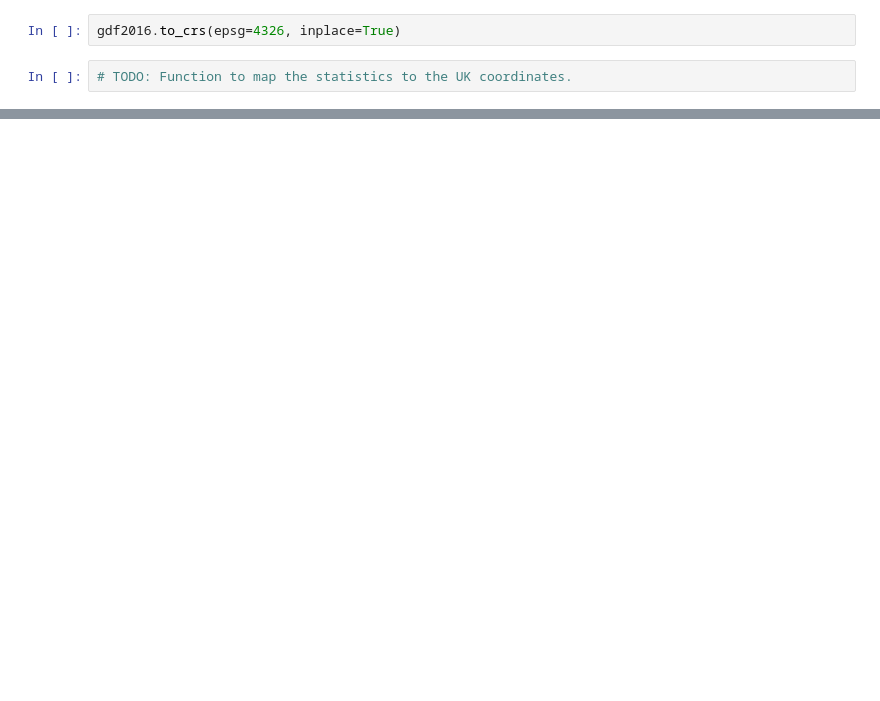
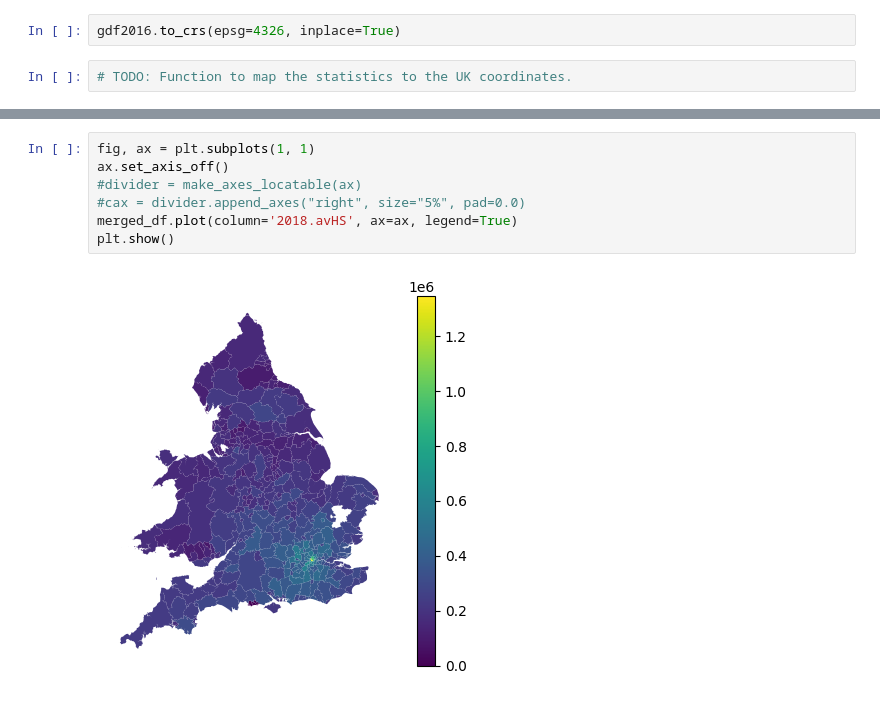
Before and after one commit to DolanDack/datasets, a Jupyter notebook: Causality Example.ipynb, the cells around one changed output, grey strips where cells are left out. Saved outputs shown, nothing was run; the diff lists cells and outputs as text; blank space fills up the shorter version.

```diff
--- a/Causality Example.ipynb
+++ b/Causality Example.ipynb
@@ -55,0 +95,9 @@ df.iloc[:, 290:304]
+# %%
+fig, ax = plt.subplots(1, 1)
+ax.set_axis_off()
+#divider = make_axes_locatable(ax)
+#cax = divider.append_axes("right", size="5%", pad=0.0)
+merged_df.plot(column='2018.avHS', ax=ax, legend=True)
+plt.show()
+# %% [output]
+[figure, added]
```
Also changed, not shown: parts of 28 cells of this notebook, 3 other files.
